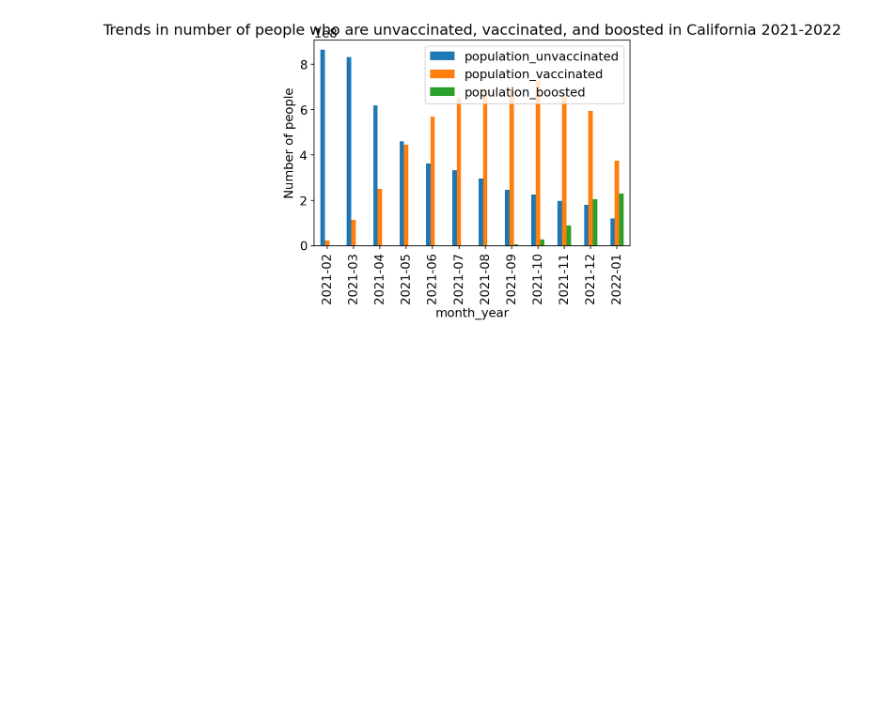
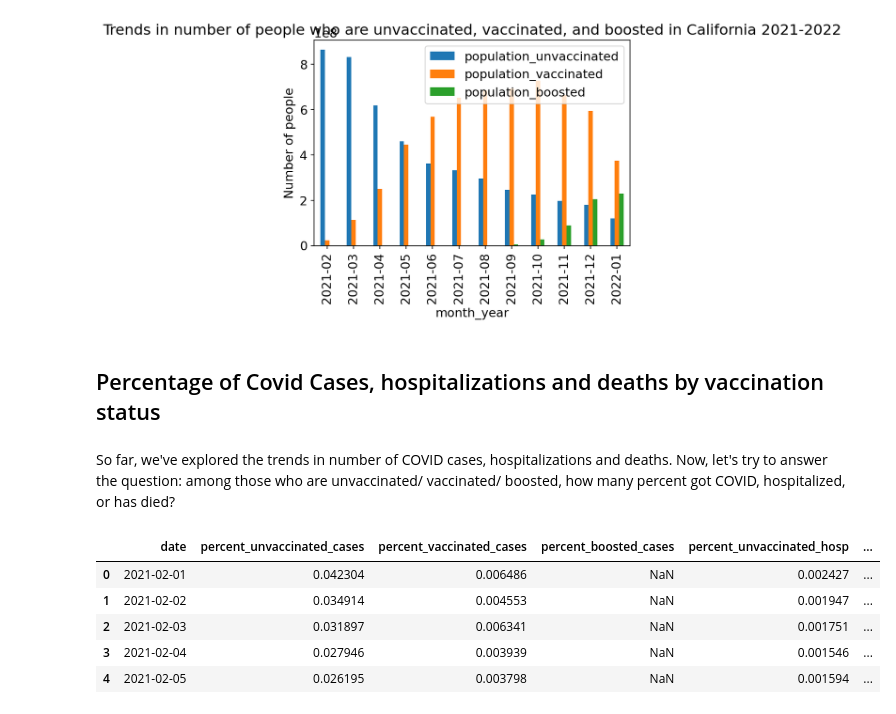
Before and after one commit to midori256/COVID19_Post_Vaccination_California, a Jupyter notebook: data_analysis.ipynb, the cells around one changed output. Saved outputs shown, nothing was run; the diff lists cells and outputs as text; code cells hidden in the pictures; blank space fills up the shorter version.

```diff
--- a/data_analysis.ipynb
+++ b/data_analysis.ipynb
@@ -258,3 +248,7 @@ pop_var = ['population_unvaccinated','population_vaccinated','population_boosted
 bar_chart(df_monthyear,"month_year",pop_var,"Trends in number of people who are unvaccinated, vaccinated, and boosted in California 2021-2022")
 # %% [output]
 [figure]
+# %% [markdown]
+## Percentage of Covid Cases, hospitalizations and deaths by vaccination status
+# %% [markdown]
+So far, we've explored the trends in number of COVID cases, hospitalizations and deaths. Now, let's try to answer the question: among those who are unvaccinated/ vaccinated/ boosted, how many percent got COVID, hospitalized, or has died?
@@ -260,0 +272,9 @@ bar_chart(df_monthyear,"month_year",pop_var,"Trends in number of people who are
+# %%
+df_percent.head()
+# %% [output]
+|  | date | percent_unvaccinated_cases | percent_vaccinated_cases | percent_boosted_cases | percent_unvaccinated_hosp | ... |
+| 0 | 2021-02-01 | 0.042304 | 0.006486 | NaN | 0.002427 | ... |
+| 1 | 2021-02-02 | 0.034914 | 0.004553 | NaN | 0.001947 | ... |
+| 2 | 2021-02-03 | 0.031897 | 0.006341 | NaN | 0.001751 | ... |
+| 3 | 2021-02-04 | 0.027946 | 0.003939 | NaN | 0.001546 | ... |
+| 4 | 2021-02-05 | 0.026195 | 0.003798 | NaN | 0.001594 | ... |
```
Also changed, not shown: parts of 7 cells of this notebook.
